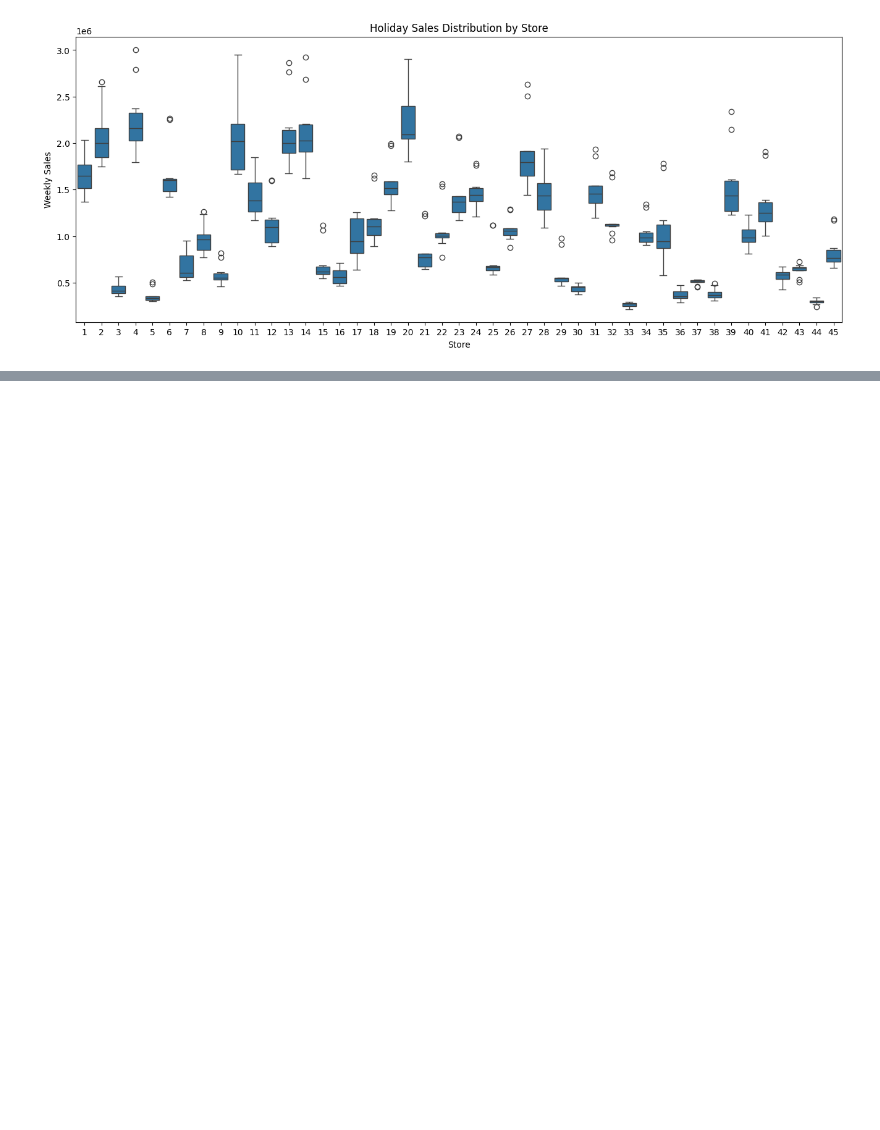
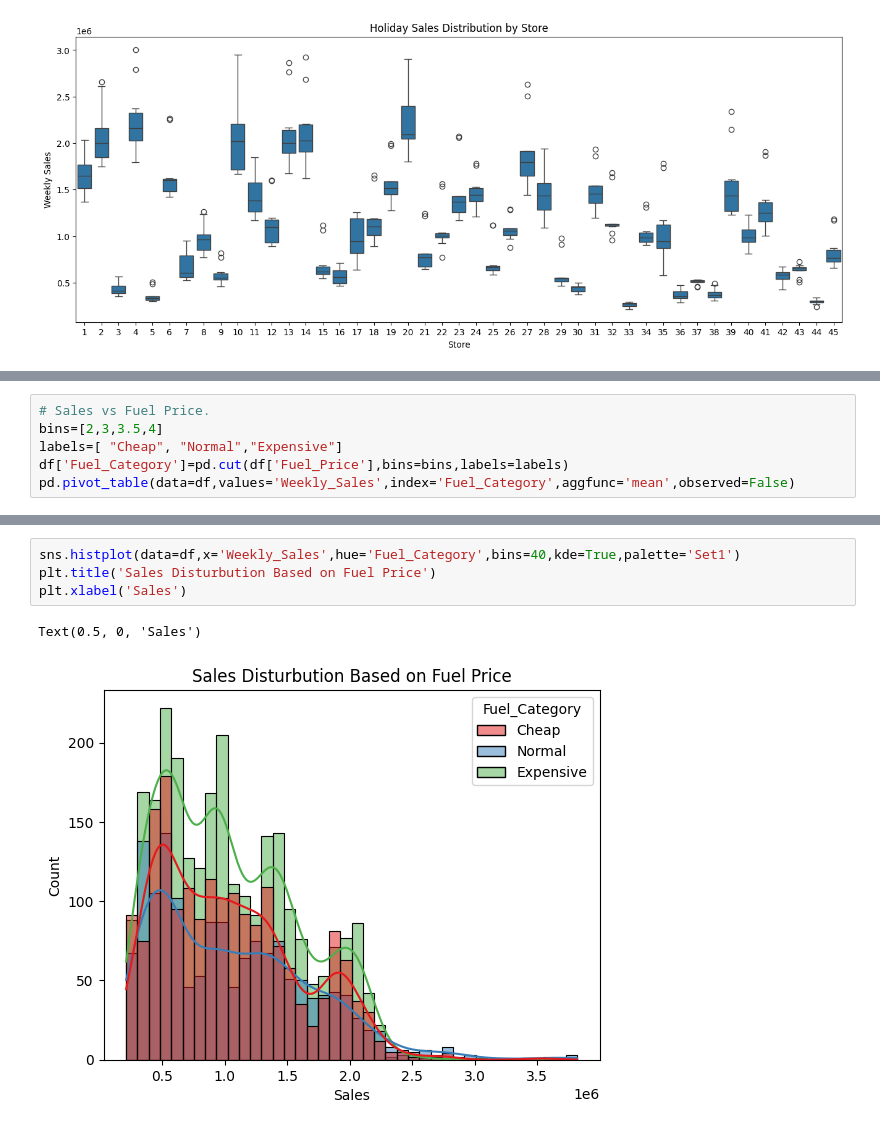
Before and after one commit to ShlokGadhave/Walmart, a Jupyter notebook: main.ipynb, the cells around one changed output, grey strips where cells are left out. Cells and saved outputs as stored; diff of their text form; blank space fills up the shorter version.

```diff
--- a/main.ipynb
+++ b/main.ipynb
@@ -415,0 +439,6 @@ plt.show()
+# %%
+# Sales vs Fuel Price.
+bins=[2,3,3.5,4]
+labels=[ "Cheap", "Normal","Expensive"]
+df['Fuel_Category']=pd.cut(df['Fuel_Price'],bins=bins,labels=labels)
+pd.pivot_table(data=df,values='Weekly_Sales',index='Fuel_Category',aggfunc='mean',observed=False)
@@ -415,0 +451,7 @@ plt.show()
+# %%
+sns.histplot(data=df,x='Weekly_Sales',hue='Fuel_Category',bins=40,kde=True,palette='Set1')
+plt.title('Sales Disturbution Based on Fuel Price')
+plt.xlabel('Sales')
+# %% [output]
+Text(0.5, 0, 'Sales')
+[figure, added]
```
Also changed, not shown: parts of 12 cells of this notebook.
